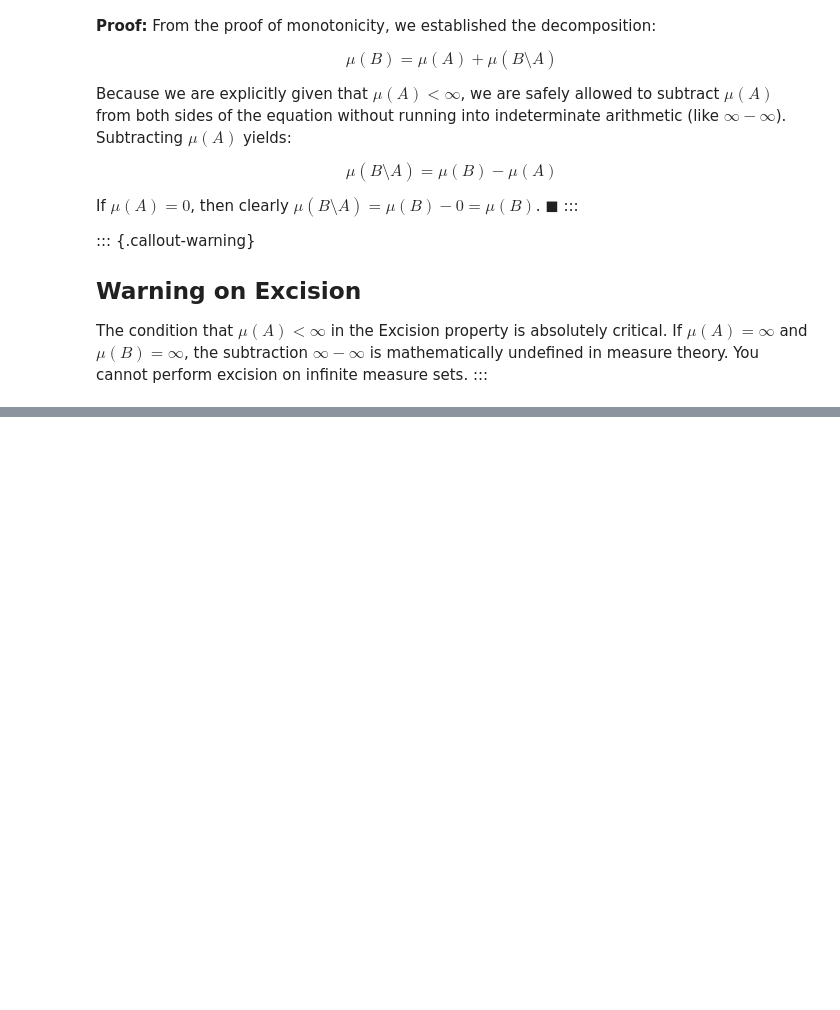
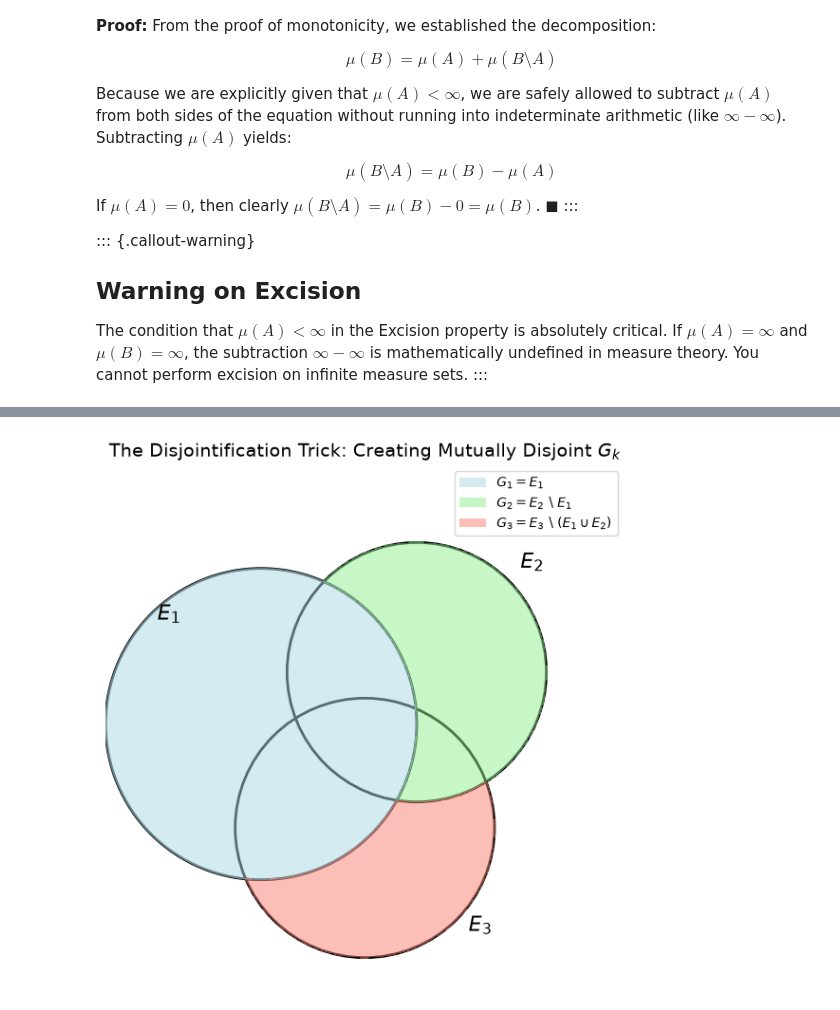
Before and after one commit to rohanishervin/kb, a Jupyter notebook: nodes/measure.ipynb, the cells around one changed output, grey strips where cells are left out. Cells and saved outputs as stored; diff of their text form; code cells hidden in the pictures; blank space fills up the shorter version.

```diff
--- a/nodes/measure.ipynb
+++ b/nodes/measure.ipynb
@@ -166,0 +263,67 @@ The condition that $\mu(A) < \infty$ in the Excision property is absolutely crit
+# %%
+
+
+import numpy as np
+import matplotlib.pyplot as plt
+from matplotlib.patches import Circle
+from matplotlib.path import Path
+from matplotlib.patches import PathPatch
+
+fig, ax = plt.subplots(figsize=(8, 6))
+
+# Define three overlapping sets (circles)
+circle1 = Circle((0.3, 0.5), 0.3, fill=False, edgecolor='black', linewidth=2)
+circle2 = Circle((0.6, 0.6), 0.25, fill=False, edgecolor='black', linewidth=2)
+circle3 = Circle((0.5, 0.3), 0.25, fill=False, edgecolor='black', linewidth=2)
+
+ax.add_patch(circle1)
+ax.add_patch(circle2)
+ax.add_patch(circle3)
+
+# Add text labels
+ax.text(0.1, 0.7, '$E_1$', fontsize=16)
+ax.text(0.8, 0.8, '$E_2$', fontsize=16)
+ax.text(0.7, 0.1, '$E_3$', fontsize=16)
+
+# Highlight G1 (which is just E1)
+circle1_fill = Circle((0.3, 0.5), 0.3, fill=True, color='lightblue', alpha=0.5, label='$G_1 = E_1$')
+ax.add_patch(circle1_fill)
+
+# Highlight G2 (E2 \ E1) by clipping
+# We create a clipping path that is E2 but excludes E1
+x = np.linspace(0, 1, 400)
+y = np.linspace(0, 1, 400)
+X, Y = np.meshgrid(x, y)
+# Distances to centers
+d1 = np.sqrt((X - 0.3)**2 + (Y - 0.5)**2)
+d2 = np.sqrt((X - 0.6)**2 + (Y - 0.6)**2)
+d3 = np.sqrt((X - 0.5)**2 + (Y - 0.3)**2)
+
+# Mask for G2
+mask_G2 = (d2 <= 0.25) & (d1 > 0.3)
+ax.contourf(X, Y, mask_G2, levels=[0.5, 1.5], colors=['lightgreen'], alpha=0.5)
+
+# Mask for G3 (E3 \ (E1 U E2))
+mask_G3 = (d3 <= 0.25) & (d1 > 0.3) & (d2 > 0.25)
+ax.contourf(X, Y, mask_G3, levels=[0.5, 1.5], colors=['salmon'], alpha=0.5)
+
+# Setup plot limits and aesthetics
+ax.set_xlim(0, 1)
+ax.set_ylim(0, 1)
+ax.set_aspect('equal')
+ax.axis('off')
+ax.set_title("The Disjointification Trick: Creating Mutually Disjoint $G_k$", fontsize=14)
+
+# Custom legend
+from matplotlib.patches import Patch
+legend_elements = [
+    Patch(facecolor='lightblue', alpha=0.5, label='$G_1 = E_1$'),
+    Patch(facecolor='lightgreen', alpha=0.5, label='$G_2 = E_2 \\setminus E_1$'),
+    Patch(facecolor='salmon', alpha=0.5, label='$G_3 = E_3 \\setminus (E_1 \\cup E_2)$')
+]
+ax.legend(handles=legend_elements, loc='upper right')
+
+plt.tight_layout()
+plt.show()
+# %% [output]
+[figure, added]
```
Also changed, not shown: parts of 4 cells of this notebook, 2 other files.
